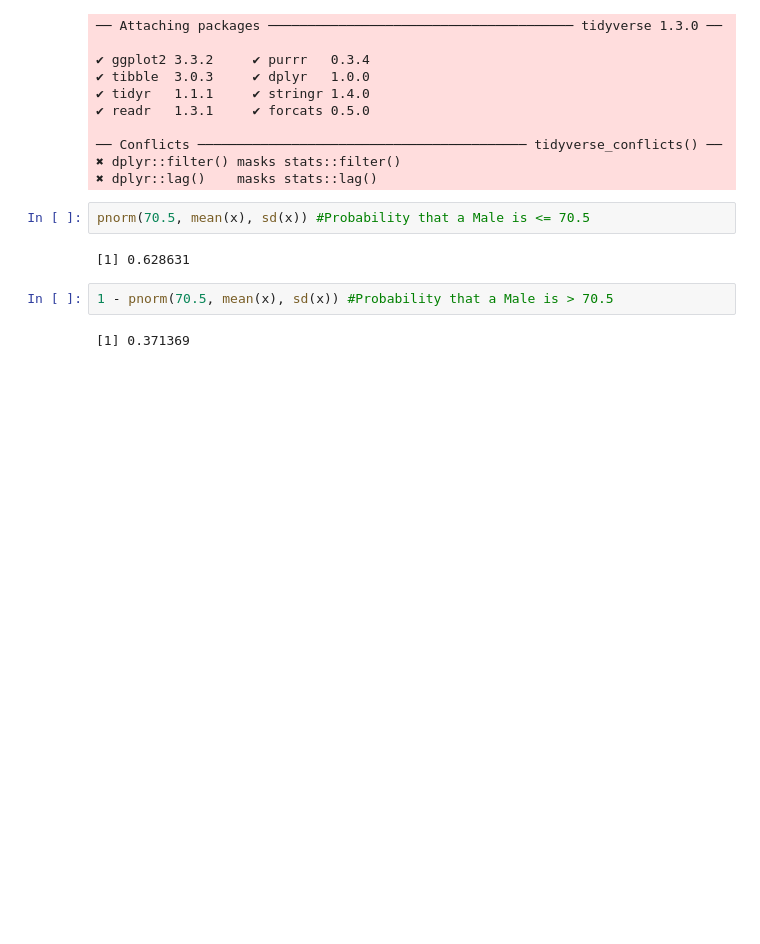
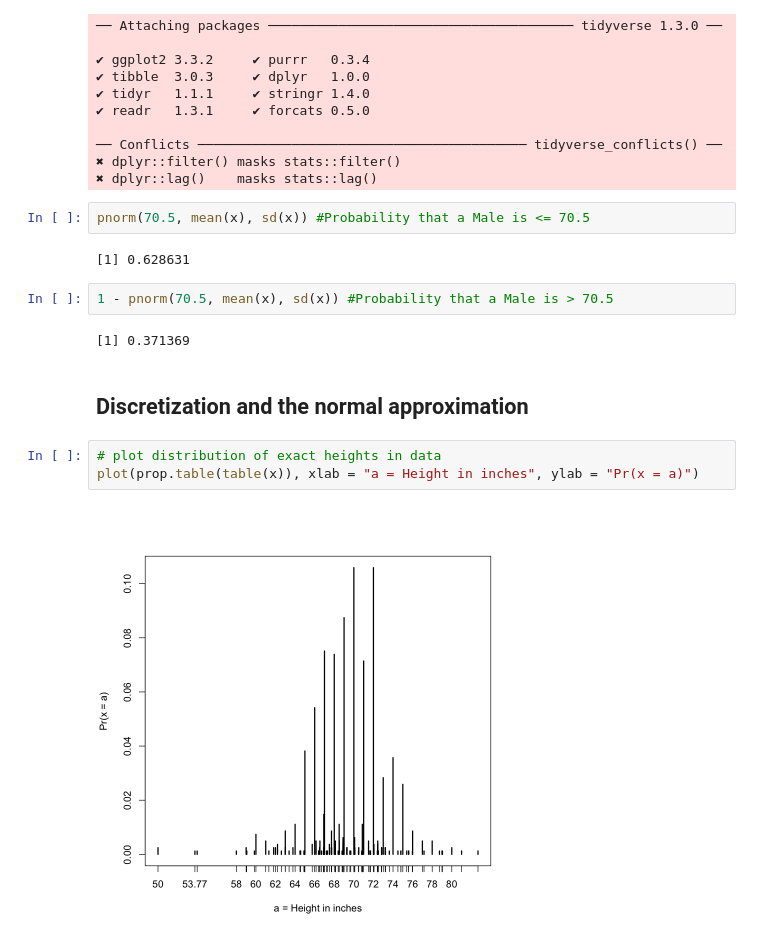
Before and after one commit to techfreakworm/probability_stats_practice, a Jupyter notebook: Data Science_Probability/continuous probability/theoritical_distribution.ipynb, the cells around one changed output. Drawn from its saved outputs; the diff is of its cells as text; blank space fills up the shorter version.

Commit message:
Discretisation and normal approximation contrast

```diff
--- a/Data Science_Probability/continuous probability/theoritical_distribution.ipynb
+++ b/Data Science_Probability/continuous probability/theoritical_distribution.ipynb
@@ -26,3 +26,10 @@ pnorm(70.5, mean(x), sd(x)) #Probability that a Male is <= 70.5
 1 - pnorm(70.5, mean(x), sd(x)) #Probability that a Male is > 70.5
 # %% [output]
 [1] 0.371369
+# %% [markdown]
+## Discretization and the normal approximation
+# %%
+# plot distribution of exact heights in data
+plot(prop.table(table(x)), xlab = "a = Height in inches", ylab = "Pr(x = a)")
+# %% [output]
+[figure, added]
```
Also changed, not shown: parts of 4 cells of this notebook.
